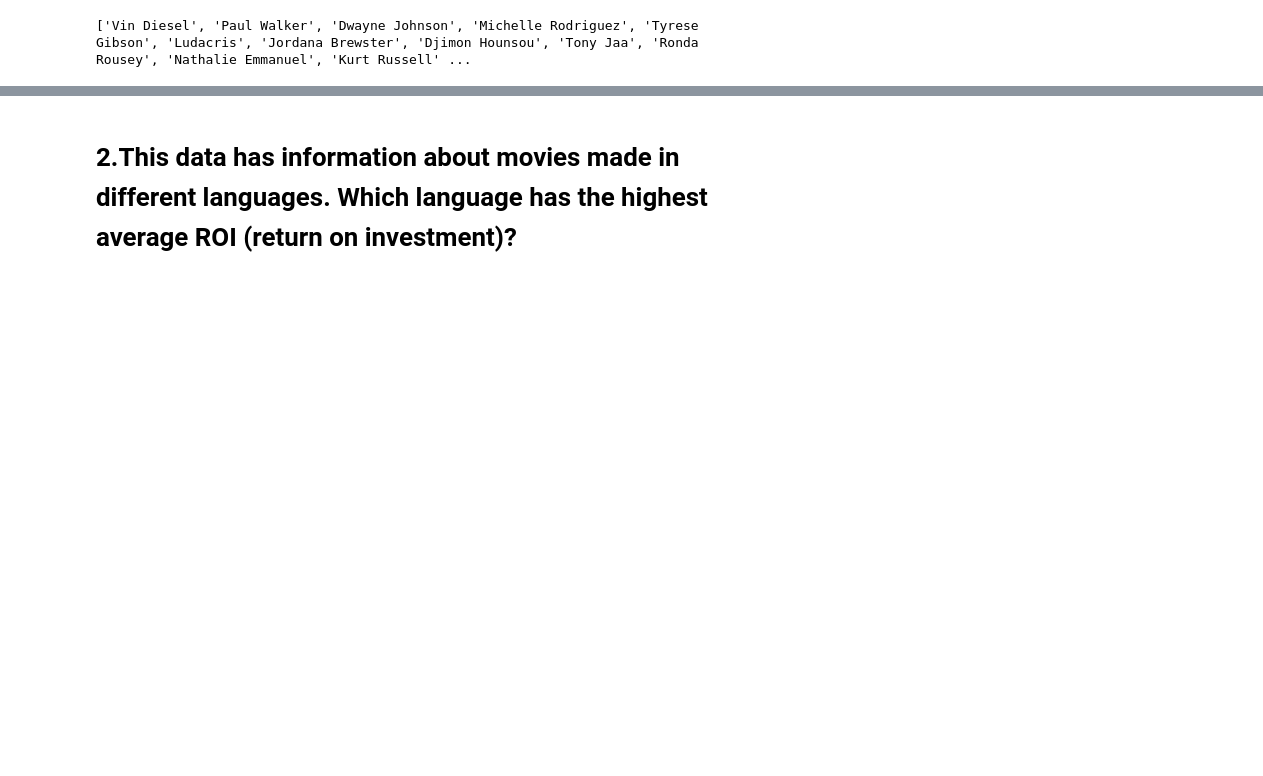
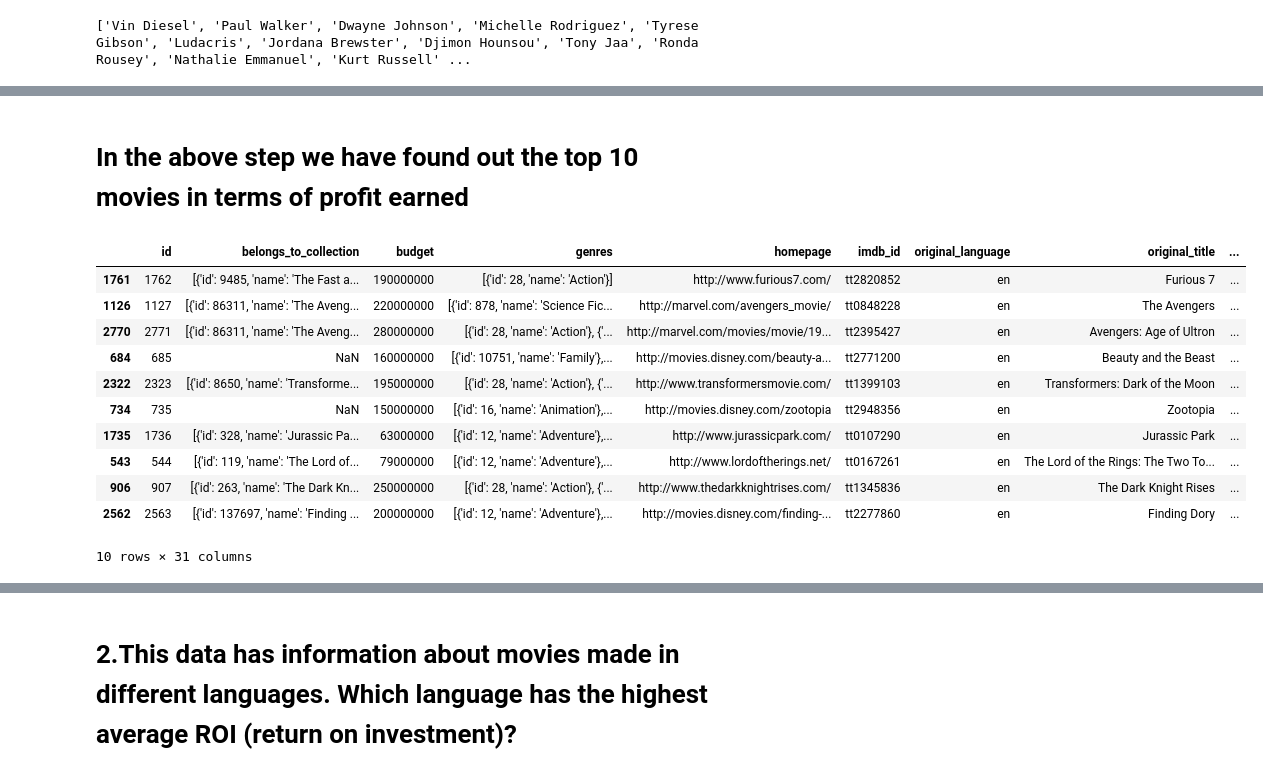
Before and after one commit to shahfaissal/EDA-on-IMDB-data, a Jupyter notebook: FInal_EDA_on_IMDB_Dataset.ipynb, the cells around one changed output, grey strips where cells are left out. Cells and saved outputs as stored; diff of their text form; code cells hidden in the pictures; blank space fills up the shorter version.

```diff
--- a/FInal_EDA_on_IMDB_Dataset.ipynb
+++ b/FInal_EDA_on_IMDB_Dataset.ipynb
@@ -215,0 +233,17 @@ print((actors_highest_profit_movie))
+# %% [markdown]
+# In the above step we have found out the top 10 movies in terms of profit earned
+# %%
+top_movies
+# %% [output]
+|  | id | belongs_to_collection | budget | genres | homepage | imdb_id | original_language | original_title | ... |
+| 1761 | 1762 | [{'id': 9485, 'name': 'The Fast a... | 190000000 | [{'id': 28, 'name': 'Action'}] | http://www.furious7.com/ | tt2820852 | en | Furious 7 | ... |
+| 1126 | 1127 | [{'id': 86311, 'name': 'The Aveng... | 220000000 | [{'id': 878, 'name': 'Science Fic... | http://marvel.com/avengers_movie/ | tt0848228 | en | The Avengers | ... |
+| 2770 | 2771 | [{'id': 86311, 'name': 'The Aveng... | 280000000 | [{'id': 28, 'name': 'Action'}, {'... | http://marvel.com/movies/movie/19... | tt2395427 | en | Avengers: Age of Ultron | ... |
+| 684 | 685 | NaN | 160000000 | [{'id': 10751, 'name': 'Family'},... | http://movies.disney.com/beauty-a... | tt2771200 | en | Beauty and the Beast | ... |
+| 2322 | 2323 | [{'id': 8650, 'name': 'Transforme... | 195000000 | [{'id': 28, 'name': 'Action'}, {'... | http://www.transformersmovie.com/ | tt1399103 | en | Transformers: Dark of the Moon | ... |
+| 734 | 735 | NaN | 150000000 | [{'id': 16, 'name': 'Animation'},... | http://movies.disney.com/zootopia | tt2948356 | en | Zootopia | ... |
+| 1735 | 1736 | [{'id': 328, 'name': 'Jurassic Pa... | 63000000 | [{'id': 12, 'name': 'Adventure'},... | http://www.jurassicpark.com/ | tt0107290 | en | Jurassic Park | ... |
+| 543 | 544 | [{'id': 119, 'name': 'The Lord of... | 79000000 | [{'id': 12, 'name': 'Adventure'},... | http://www.lordoftherings.net/ | tt0167261 | en | The Lord of the Rings: The Two To... | ... |
+| 906 | 907 | [{'id': 263, 'name': 'The Dark Kn... | 250000000 | [{'id': 28, 'name': 'Action'}, {'... | http://www.thedarkknightrises.com/ | tt1345836 | en | The Dark Knight Rises | ... |
+| 2562 | 2563 | [{'id': 137697, 'name': 'Finding ... | 200000000 | [{'id': 12, 'name': 'Adventure'},... | http://movies.disney.com/finding-... | tt2277860 | en | Finding Dory | ... |
+10 rows × 31 columns
```
Also changed, not shown: parts of 26 cells of this notebook.
